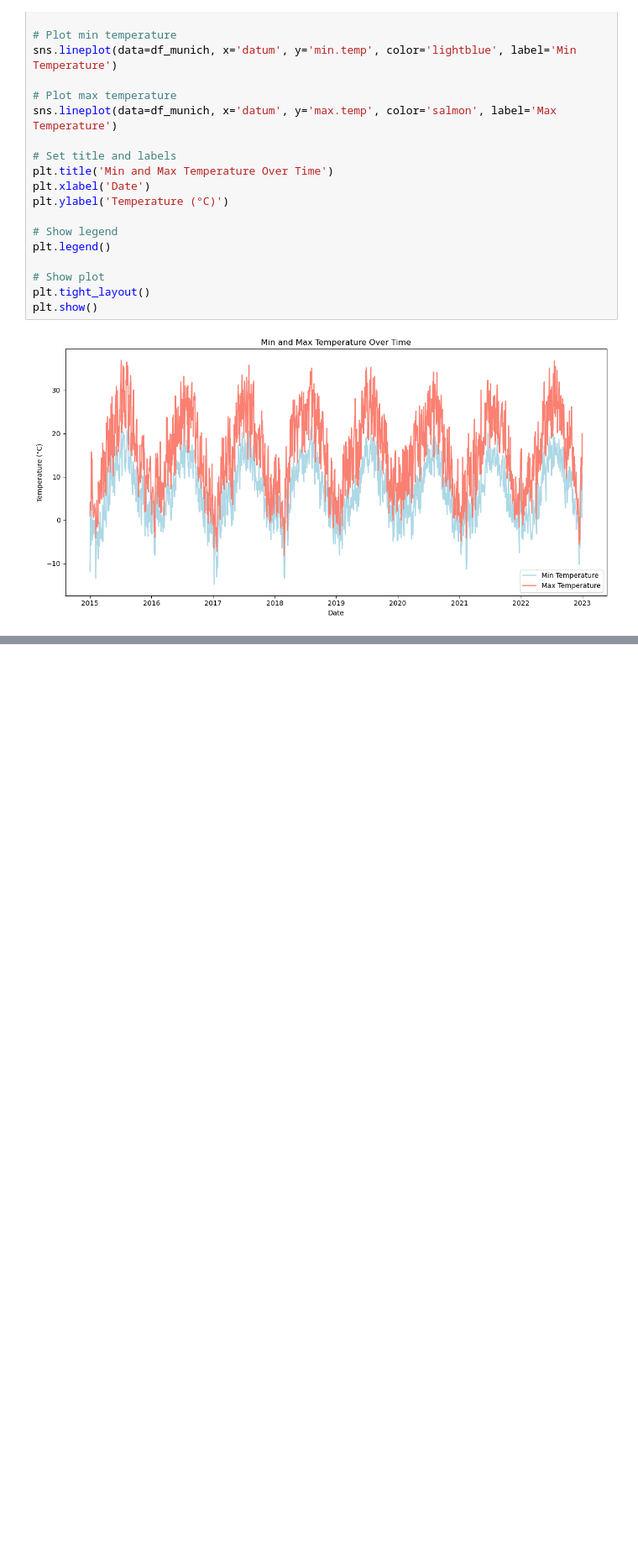
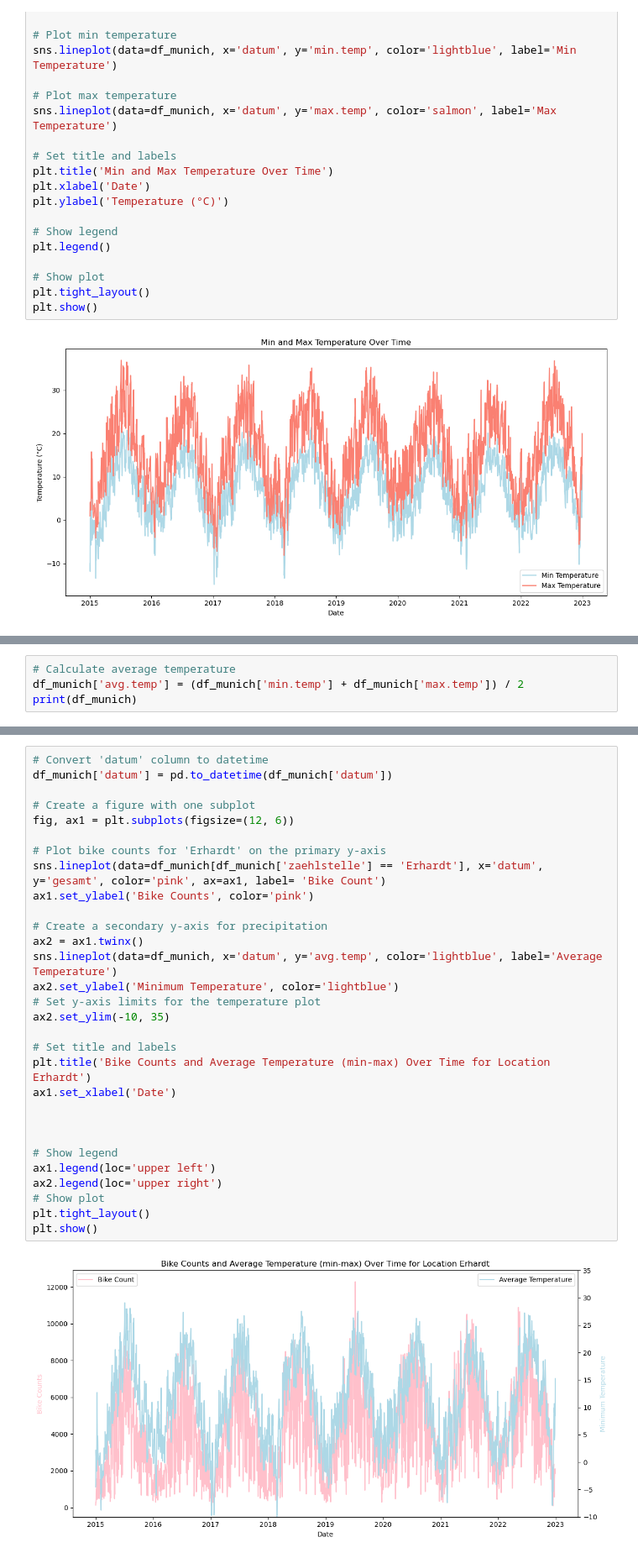
Before and after one commit to cap7586/CaroPeThesis, a Jupyter notebook: Munich_Complete_Analysis/Muc.ipynb, the cells around one changed output, grey strips where cells are left out. Shown at 84% size. Drawn from its saved outputs; the diff is of its cells as text; blank space fills up the shorter version.

```diff
--- a/Munich_Complete_Analysis/Muc.ipynb
+++ b/Munich_Complete_Analysis/Muc.ipynb
@@ -194,0 +206,4 @@ plt.show()
+# %%
+# Calculate average temperature
+df_munich['avg.temp'] = (df_munich['min.temp'] + df_munich['max.temp']) / 2
+print(df_munich)
@@ -194,0 +228,32 @@ plt.show()
+# %%
+# Convert 'datum' column to datetime
+df_munich['datum'] = pd.to_datetime(df_munich['datum'])
+
+# Create a figure with one subplot
+fig, ax1 = plt.subplots(figsize=(12, 6))
+
+# Plot bike counts for 'Erhardt' on the primary y-axis
+sns.lineplot(data=df_munich[df_munich['zaehlstelle'] == 'Erhardt'], x='datum', y='gesamt', color='pink', ax=ax1, label= 'Bike Count')
+ax1.set_ylabel('Bike Counts', color='pink')
+
+# Create a secondary y-axis for precipitation
+ax2 = ax1.twinx()
+sns.lineplot(data=df_munich, x='datum', y='avg.temp', color='lightblue', label='Average Temperature')
+ax2.set_ylabel('Minimum Temperature', color='lightblue')
+# Set y-axis limits for the temperature plot
+ax2.set_ylim(-10, 35)
+
+# Set title and labels
+plt.title('Bike Counts and Average Temperature (min-max) Over Time for Location Erhardt')
+ax1.set_xlabel('Date')
+
+
+
+# Show legend
+ax1.legend(loc='upper left')
+ax2.legend(loc='upper right')
+# Show plot
+plt.tight_layout()
+plt.show()
+# %% [output]
+[figure, added]
```
Also changed, not shown: parts of 10 cells of this notebook, 2 other files.
